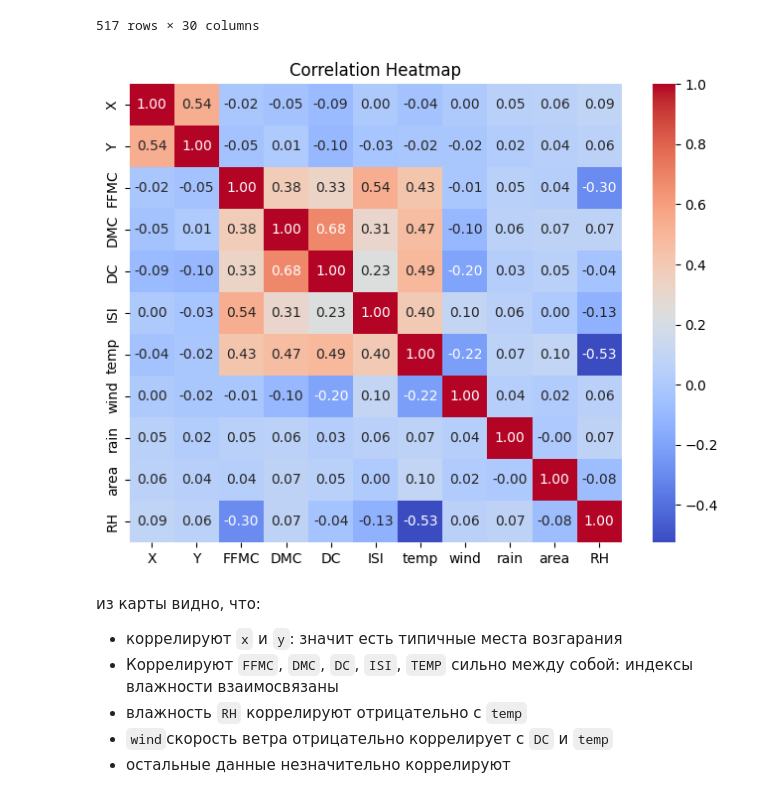
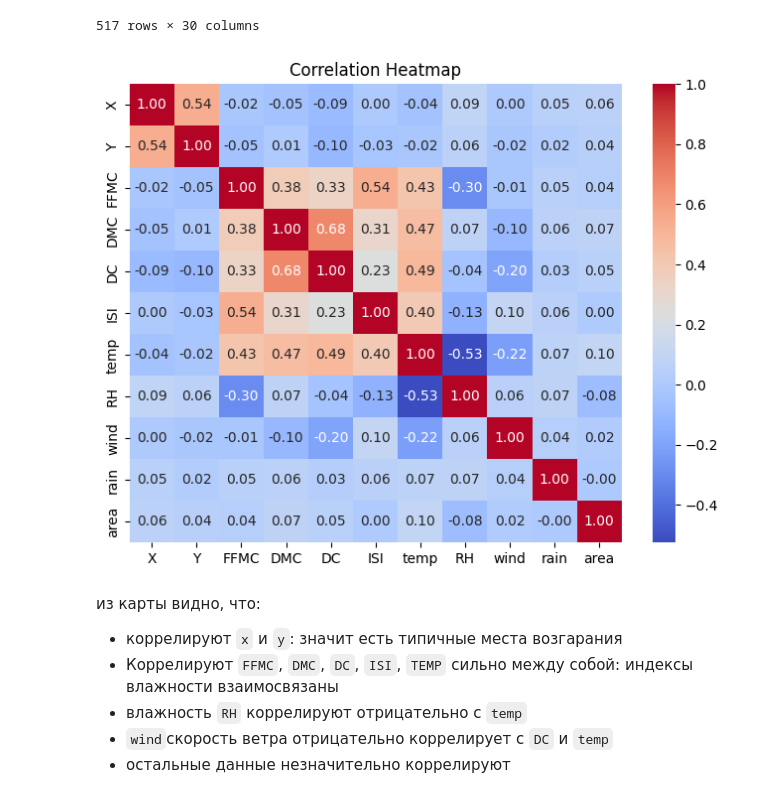
Before and after one commit to Baklanov-Daniil/master, a Jupyter notebook: mlbd/notebooks/pracitc1.ipynb, the cells around one changed output. Drawn from its saved outputs; the diff is of its cells as text; code cells hidden in the pictures.

```diff
--- a/mlbd/notebooks/pracitc1.ipynb
+++ b/mlbd/notebooks/pracitc1.ipynb
@@ -106,6 +106,7 @@ print(columns)
 str_columns = ['month', 'day']
 data = pd.get_dummies(data, columns=str_columns).astype(int)
 
+columns_searching = ['X', 'Y', 'FFMC', 'DMC', 'DC', 'ISI', 'temp', 'RH', 'wind', 'rain', 'area']
 
 data
 # %% [output]
@@ -126,13 +127,13 @@ Index(['X', 'Y', 'month', 'day', 'FFMC', 'DMC', 'DC', 'ISI', 'temp', 'RH',
 | 516 | 6 | 3 | 79 | 3 | 106 | 1 | 11 | 31 | 4 | 0 | ... | ... |
 517 rows × 30 columns
 # %%
-corr_matrix = data[cols_needed].corr()
+corr_matrix = data[columns_searching].corr()
 plt.figure(figsize=(8, 6))
 sns.heatmap(corr_matrix, annot=True, cmap='coolwarm', fmt=".2f")
 plt.title('Correlation Heatmap')
 plt.show()
 # %% [output]
-[figure, old version]
+[figure, new version]
 # %% [markdown]
 из карты видно, что:
 
```
Also changed, not shown: parts of 2 cells of this notebook.
